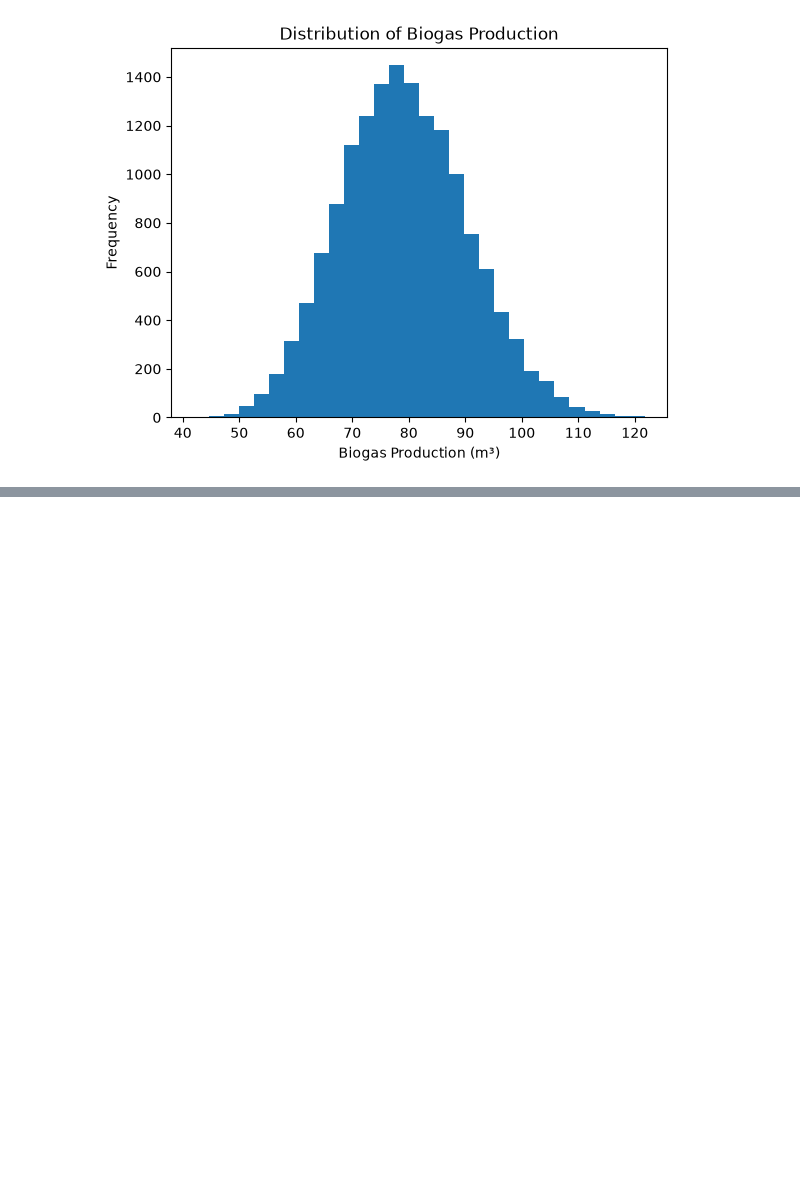
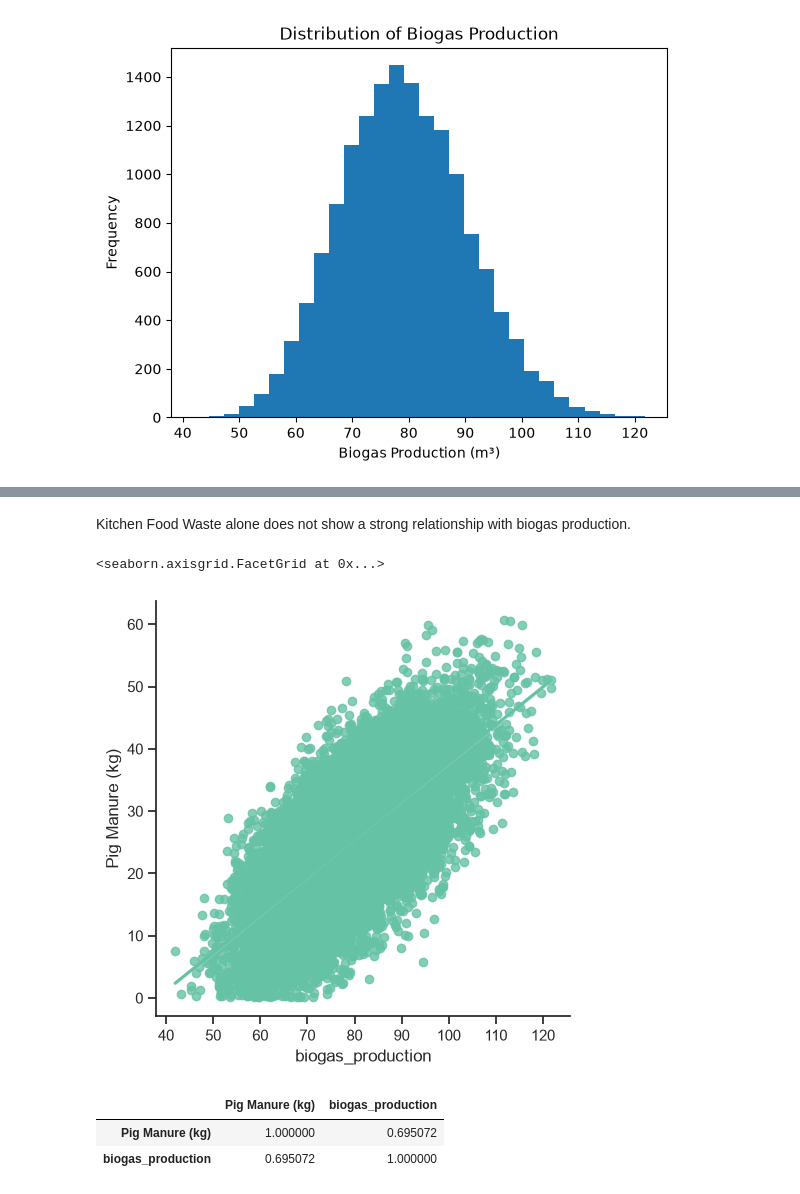
Before and after one commit to hris0077/ml_project, a Jupyter notebook: project.ipynb, the cells around one changed output, grey strips where cells are left out. Cells and saved outputs as stored; diff of their text form; code cells hidden in the pictures; blank space fills up the shorter version.

```diff
--- a/project.ipynb
+++ b/project.ipynb
@@ -234,0 +292,18 @@ The distribution of daily biogas production appears  bell-shaped with a single p
+# %% [markdown]
+Kitchen Food Waste alone does not show a strong relationship with biogas production.
+# %%
+sns.set(style='ticks', palette='Set2')
+sns.lmplot(x="biogas_production", y="Pig Manure (kg)", data=biogas_data)
+# %% [output]
+<seaborn.axisgrid.FacetGrid at 0x...>
+[figure, added]
+# %%
+biogas_data[
+
+    ["Pig Manure (kg)", "biogas_production"]
+
+].corr()
+# %% [output]
+|  | Pig Manure (kg) | biogas_production |
+| Pig Manure (kg) | 1.000000 | 0.695072 |
+| biogas_production | 0.695072 | 1.000000 |
```
Also changed, not shown: parts of 15 cells of this notebook.
